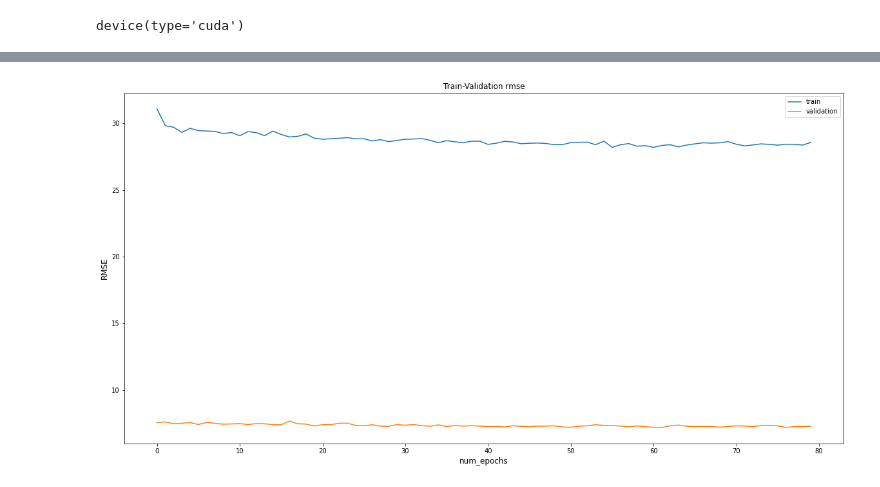
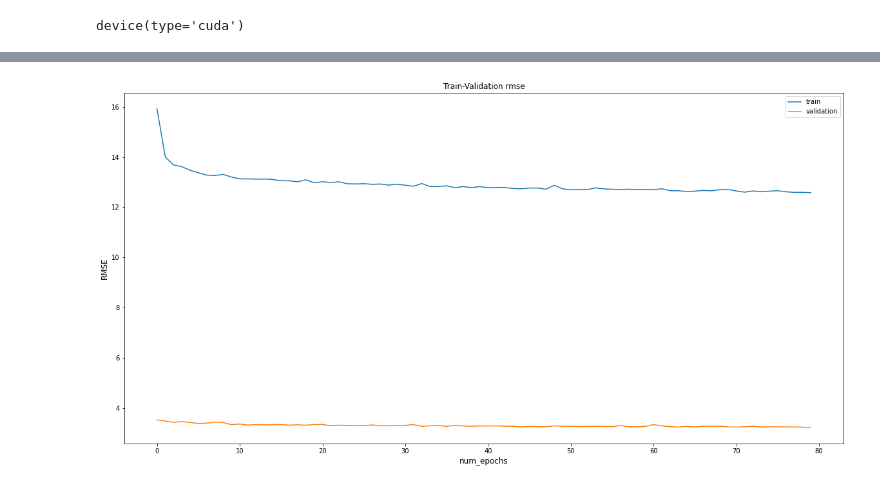
Before and after one commit to linainsaf/Dual-Attention-Guided-Gaze-Target-Detection-in-the-Wild, a Jupyter notebook: MLP_gaze_Estimation.ipynb, the cells around one changed output, grey strips where cells are left out. Saved outputs shown, nothing was run; the diff lists cells and outputs as text; code cells hidden in the pictures.

```diff
--- a/MLP_gaze_Estimation.ipynb
+++ b/MLP_gaze_Estimation.ipynb
@@ -6,5 +8,5 @@ Drive already mounted at /content/drive; to attempt to forcibly remount, call dr
 # %%
-import pickle
+
 
 
 # Import h= (yaw,pitch)
@@ -12,11 +14,11 @@ with open("/content/drive/My Drive/h_list.txt", "rb") as fp:   # Unpickling
     h = pickle.load(fp)
 
 # Import fl
-with open("/content/drive/My Drive/features_left.txt", "rb") as fp:   # Unpickling
+with open("/content/drive/My Drive/features_left512.txt", "rb") as fp:   # Unpickling
     features_left = pickle.load(fp)
 
 # Import fr
-with open("/content/drive/My Drive/features_right.txt", "rb") as fp:   # Unpickling
+with open("/content/drive/My Drive/features_right512.txt", "rb") as fp:   # Unpickling
     features_right = pickle.load(fp)
 
 # Import target gaze
@@ -111,17 +123,20 @@ train_loader = torch.utils.data.DataLoader(dataset, batch_size=batch_size,
                                            sampler=train_sampler)
 validation_loader = torch.utils.data.DataLoader(dataset, batch_size=batch_size,
                                                 sampler=valid_sampler)
+# %%
+#input tensor size
+tensor_size= len(features_left[0])*2+len(h[0])
 # %%
 #Function to create a Pretrained Resnet Model with a Fully Connected Layer
 # (out_1: ouput of 1st layer), (out_2: ouput of 2nd layer)
-def createModel_MLP(hidden):
+def createModel_MLP(hidden,tensor_size):
     model = nn.Sequential(
       nn.Flatten(),
-      nn.Linear(2048*2+2, hidden),
+      nn.Linear(tensor_size, hidden),
       nn.ReLU(),
-      nn.Linear(hidden, 128),
-      nn.ReLU(),
-      nn.Linear(128, 3 ),
+      #nn.Linear(hidden, 128),
+      #nn.ReLU(),
+      nn.Linear(hidden, 3 ),
     )
 
     model.double() #double to set variables to double
@@ -141,12 +156,12 @@ def train(model, criterion, optimizer, file, epochs=80, trainLoss=[], validation
         testAccuracy = 0
         totalLoss = 0
 
-        for i in range(len(train_loader)):
+        for i, data in enumerate(train_loader, 0):
             #Put model into training mode
             model.train()
-            batch= next(iter(train_loader))
-            x=batch[0]
-            y=batch[1].to(device)
+            #batch= next(iter(train_loader))
+            x=data[0]
+            y=data[1].to(device)
             #Zero out gradients
             optimizer.zero_grad()
             #Make a prediction
@@ -154,11 +169,11 @@ def train(model, criterion, optimizer, file, epochs=80, trainLoss=[], validation
 
             #Calculate the loss
             loss = criterion(y_hat, y)
-            l = torch.sqrt(loss)
+            #l = torch.sqrt(loss)
             #Update the total loss
-            totalLoss += l.item()
+            totalLoss += loss
             #Initiate backpropagation
-            l.backward()
+            loss.backward()
 
             #Update parameters
             optimizer.step()
@@ -171,17 +186,17 @@ def train(model, criterion, optimizer, file, epochs=80, trainLoss=[], validation
         totalLoss = 0
 
 
-        for j in range(len(validation_loader)):
+        for j, data in enumerate(validation_loader, 0):
             # Put the model into evaluation mode
-            banch= next(iter(validation_loader))
-            x=banch[0]
-            y=banch[1].to(device)
+            #banch= next(iter(validation_loader))
+            x=data[0]
+            y=data[1].to(device)
             model.eval()
             y_pred= model(x)
             #print(y_pred)
             loss = criterion(y_pred, y)
-            l = torch.sqrt(loss)
-            totalLoss += l
+            #l = torch.sqrt(loss)
+            totalLoss += loss
         print(f"val loss: {totalLoss}")
         validationLoss.append(totalLoss)
         #Save our model for each epoch
@@ -192,7 +207,7 @@ def train(model, criterion, optimizer, file, epochs=80, trainLoss=[], validation
     plt.xlabel('num_epochs', fontsize=12)
     plt.ylabel('RMSE', fontsize=12)
     plt.legend(loc='best')
-    plt.savefig('MLP_RMSE_normalized.png')
+    plt.savefig('MLP_RMSE_normalized1026.png')
 
 
     torch.save(model.state_dict(), file)
@@ -200,7 +215,7 @@ def train(model, criterion, optimizer, file, epochs=80, trainLoss=[], validation
     return trainLoss, validationLoss, model
 
 #Create a model using our function
-model = createModel_MLP(256)
+model = createModel_MLP(256,tensor_size)
 #Define our loss and optimizers
 criterion = nn.MSELoss()
 optimizer = optim.Adam(model.parameters(),lr=0.001)
@@ -230 +245 @@ val loss: 7.275391156270735
-[figure, old version]
+[figure, new version]
```
Also changed, not shown: parts of 4 cells of this notebook.
